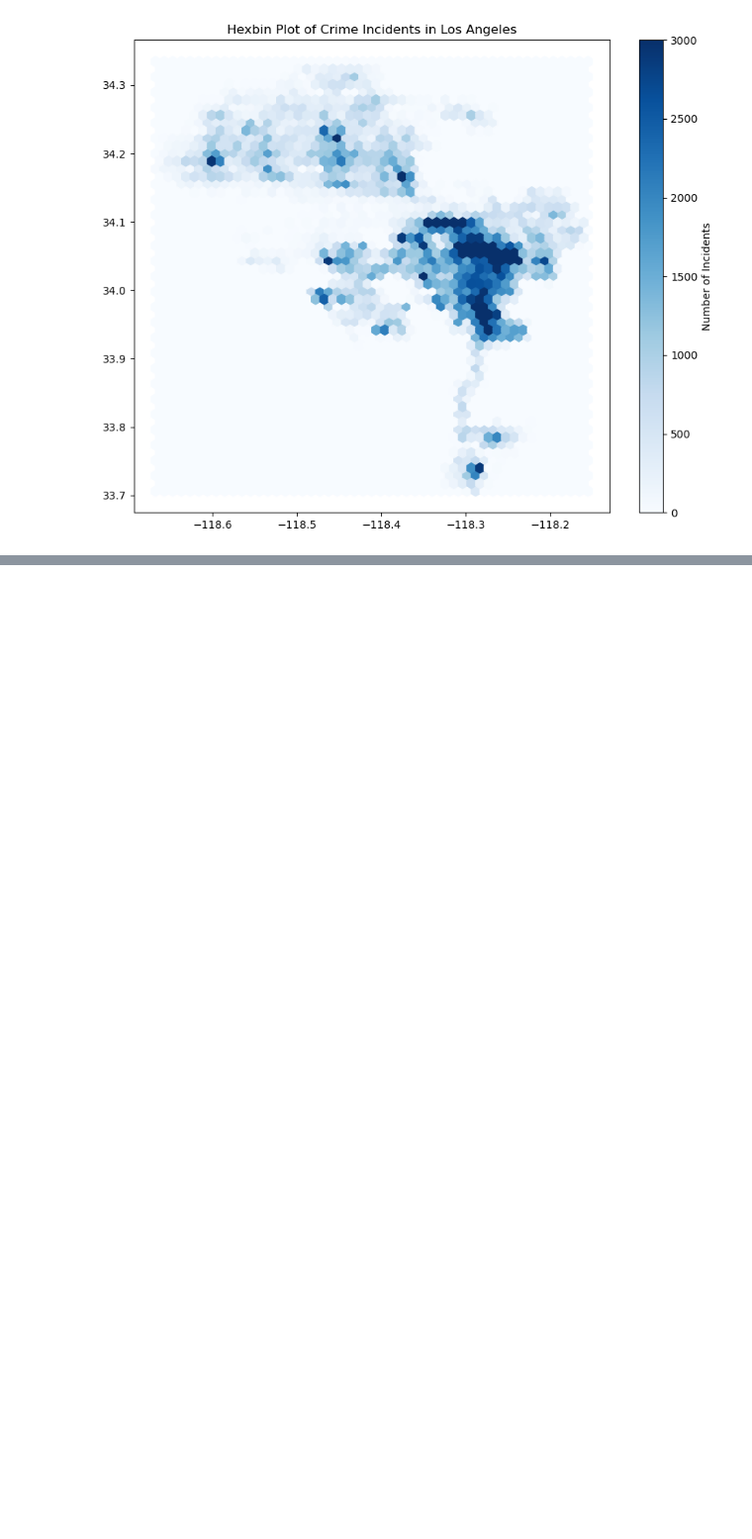
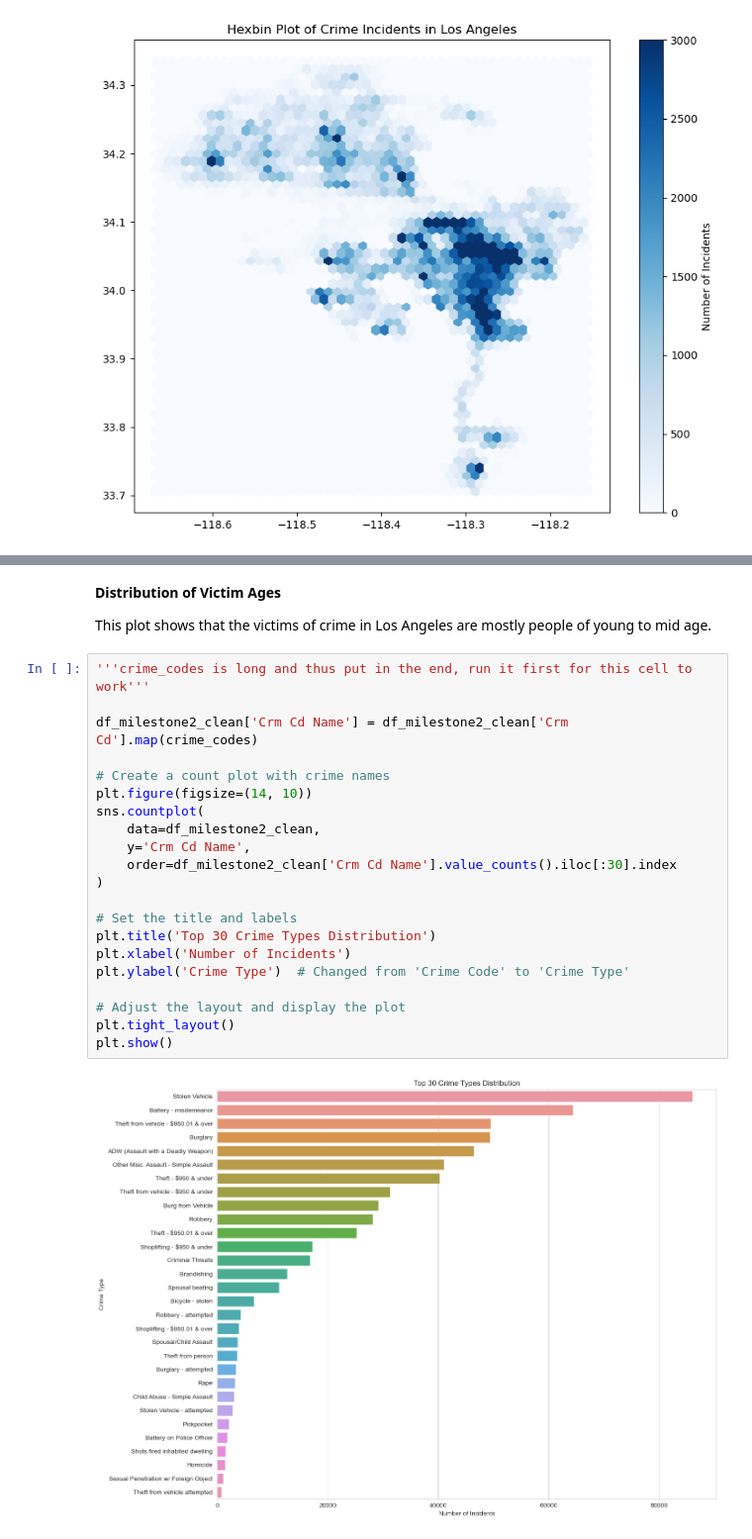
Before and after one commit to yibhu/yibhu.github.io, a Jupyter notebook: Crime_LosAngeles.ipynb, the cells around one changed output, grey strips where cells are left out. Shown at 99% size. Cells and saved outputs as stored; diff of their text form; blank space fills up the shorter version.

```diff
--- a/Crime_LosAngeles.ipynb
+++ b/Crime_LosAngeles.ipynb
@@ -132,0 +411,27 @@ plt.show()
+# %% [markdown]
+**Distribution of Victim Ages**
+
+This plot shows that the victims of crime in Los Angeles are mostly people of young to mid age.
+# %%
+'''crime_codes is long and thus put in the end, run it first for this cell to work'''
+
+df_milestone2_clean['Crm Cd Name'] = df_milestone2_clean['Crm Cd'].map(crime_codes)
+
+# Create a count plot with crime names
+plt.figure(figsize=(14, 10))
+sns.countplot(
+    data=df_milestone2_clean,
+    y='Crm Cd Name',
+    order=df_milestone2_clean['Crm Cd Name'].value_counts().iloc[:30].index
+)
+
+# Set the title and labels
+plt.title('Top 30 Crime Types Distribution')
+plt.xlabel('Number of Incidents')
+plt.ylabel('Crime Type')  # Changed from 'Crime Code' to 'Crime Type'
+
+# Adjust the layout and display the plot
+plt.tight_layout()
+plt.show()
+# %% [output]
+[figure, added]
```
Also changed, not shown: parts of 36 cells of this notebook.
